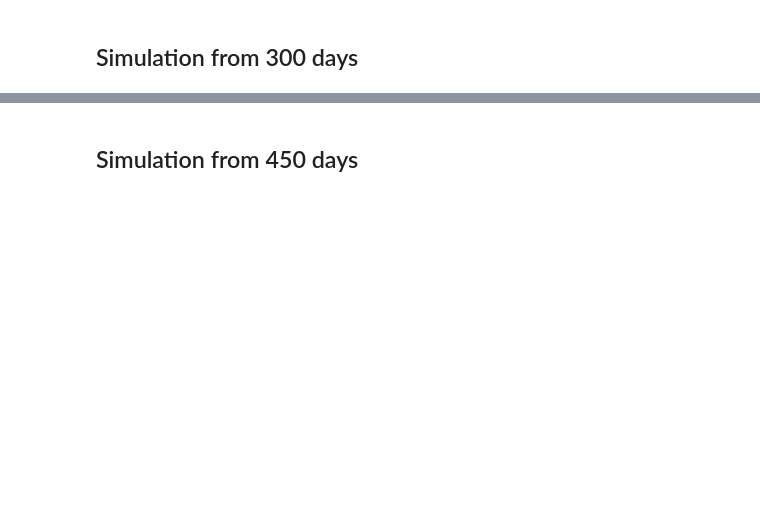
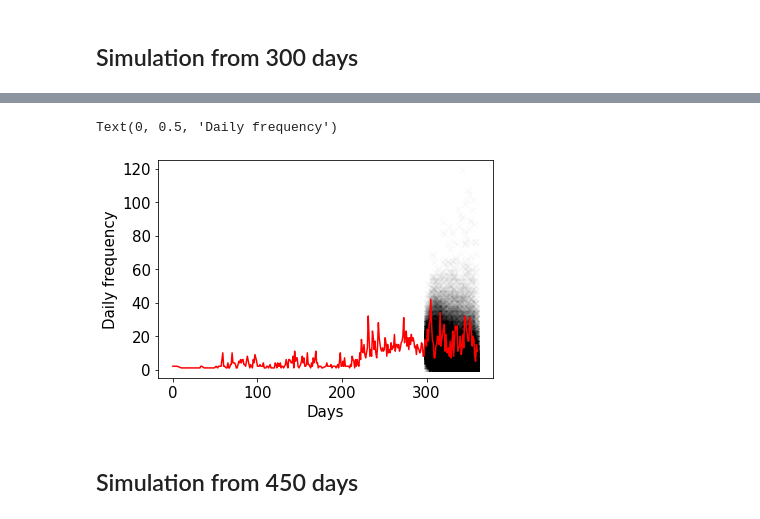
Before and after one commit to FormulaRabbit81/Group_Disease_2.0, a Jupyter notebook: Minjian/ebola_simulations_arav.ipynb, the cells around one changed output, grey strips where cells are left out. Cells and saved outputs as stored; diff of their text form; code cells hidden in the pictures; blank space fills up the shorter version.

```diff
--- a/Minjian/ebola_simulations_arav.ipynb
+++ b/Minjian/ebola_simulations_arav.ipynb
@@ -131,3 +132,25 @@ plt.show()
+# %%
+plt.rcParams['font.size'] = 15
+n = binary_search(date_nums_guinea, 360)
+times = date_nums_guinea[:n]
+count = Counter(times)
+keys = count.keys()
+values = [count[key] for key in keys]
+plt.plot(keys, values, color = 'r')
+
+for sample in samples_branching300_guinea:
+    n = binary_search(sample, 300)
+    times = np.floor(sample[n:])
+    count = Counter(times)
+    keys = count.keys()
+    values = [count[key] for key in keys]
+    plt.scatter(keys, values, color='k', marker='x', s=40, alpha=0.02)
+
+plt.xlabel('Days')
+plt.ylabel('Daily frequency')
+# %% [output]
+Text(0, 0.5, 'Daily frequency')
+[figure, added]
 # %% [markdown]
 ## Simulation from 450 days
 # %%
```
Also changed, not shown: parts of 13 cells of this notebook.
